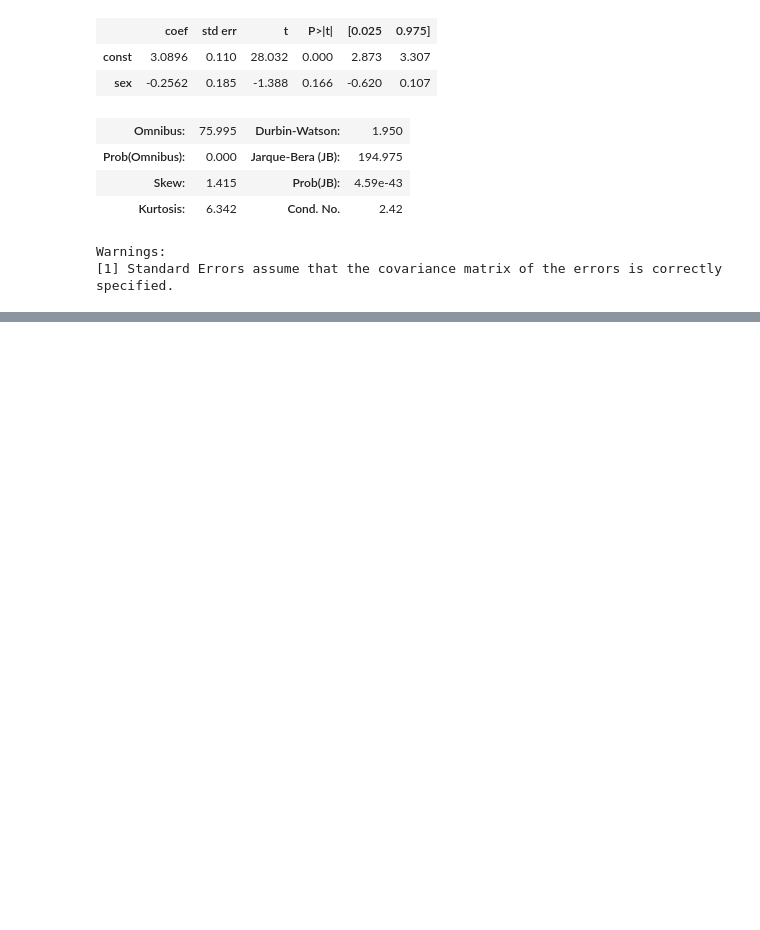
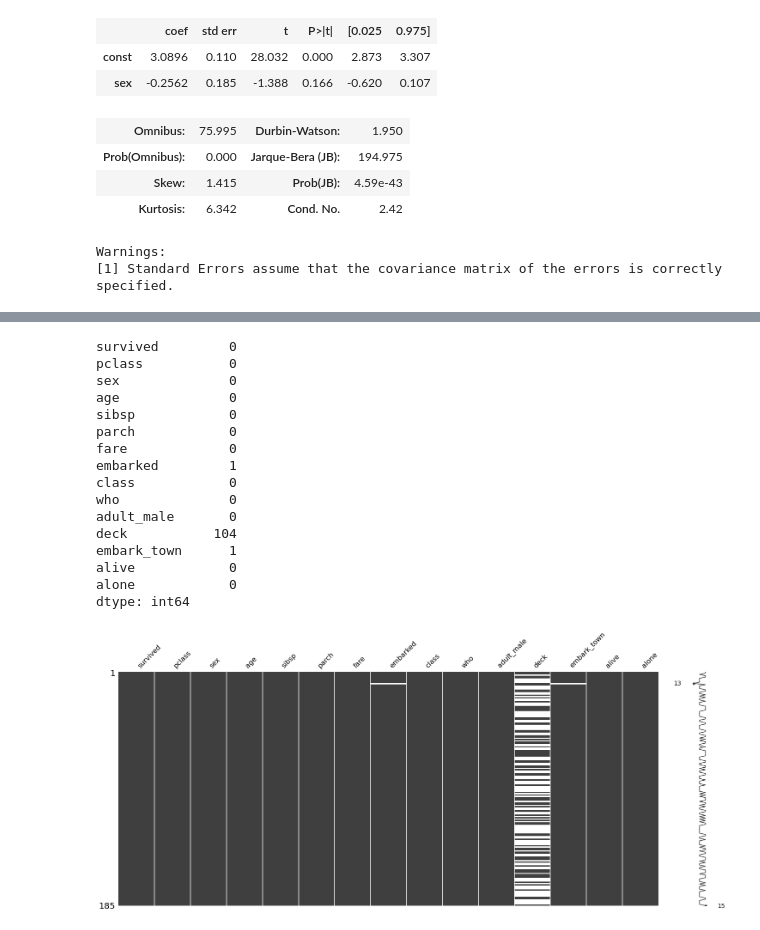
Before and after one commit to chi-hun/pandas-note, a Jupyter notebook: pandas_note.ipynb, the cells around one changed output, grey strips where cells are left out. Cells and saved outputs as stored; diff of their text form; code cells hidden in the pictures; blank space fills up the shorter version.

```diff
--- a/pandas_note.ipynb
+++ b/pandas_note.ipynb
@@ -248,0 +258,5 @@ tip.sort_values(by= ['total_bill','tip'],ascending=False)
+# %%
+import seaborn as sns
+import scipy as sp
+titanic = sns.load_dataset('titanic')
+titanic.loc[(titanic['sex'] == 'female') & (titanic['alone'] == True)]
@@ -248,0 +307,5 @@ tip.sort_values(by= ['total_bill','tip'],ascending=False)
+# %%
+import numpy as np
+b = titanic.loc[((titanic['age']<40) & (titanic['age']>=20)) & ((titanic['pclass'] == 1) | (titanic['pclass'] == 2))]
+b['age'].replace(np.nan, b['age'].mean())
+b
@@ -248,0 +326,22 @@ tip.sort_values(by= ['total_bill','tip'],ascending=False)
+# %%
+import missingno as msg
+msg.matrix(b)
+b.isna().sum()
+# %% [output]
+survived         0
+pclass           0
+sex              0
+age              0
+sibsp            0
+parch            0
+fare             0
+embarked         1
+class            0
+who              0
+adult_male       0
+deck           104
+embark_town      1
+alive            0
+alone            0
+dtype: int64
+[figure, added]
```
Also changed, not shown: parts of 9 cells of this notebook.
